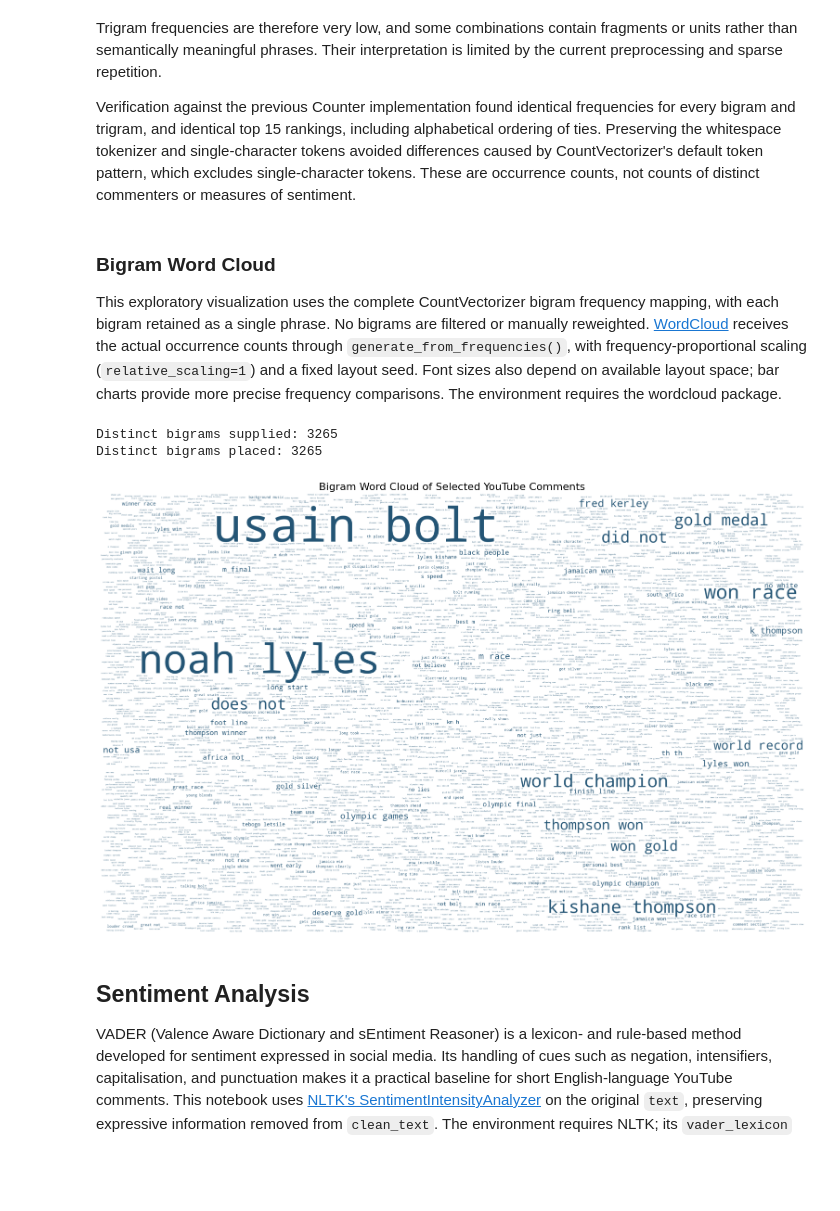
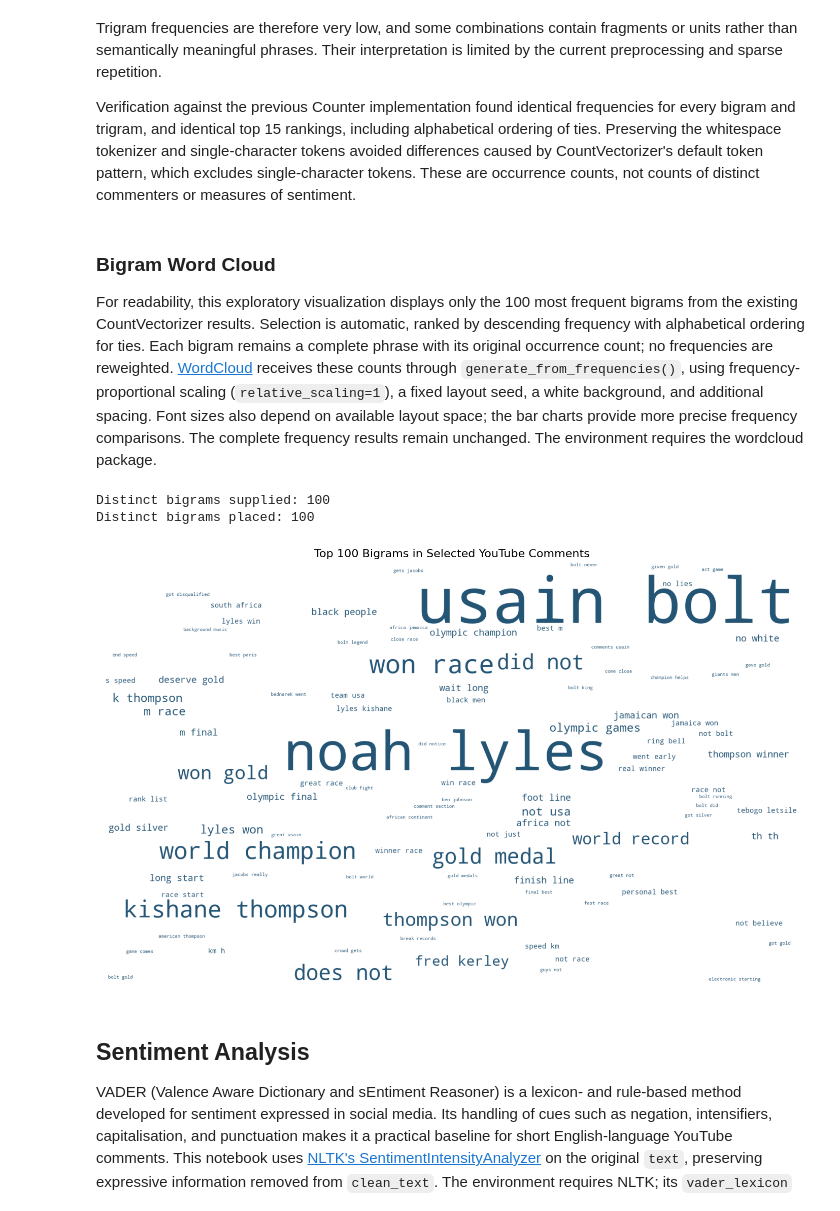
Before and after one commit to nandapieri/olympics-100-meters-final-analysis, a Jupyter notebook: olympics_100m_nlp.ipynb, the cells around one changed output. Cells and saved outputs as stored; diff of their text form; code cells hidden in the pictures; blank space fills up the shorter version.

Commit message:
refine: improve readability of top 100 bigram word cloud

```diff
--- a/olympics_100m_nlp.ipynb
+++ b/olympics_100m_nlp.ipynb
@@ -666,38 +666,40 @@ Verification against the previous Counter implementation found identical frequen
 # %% [markdown]
 ### Bigram Word Cloud
 
-This exploratory visualization uses the complete CountVectorizer bigram frequency mapping, with each bigram retained as a single phrase. No bigrams are filtered or manually reweighted. [WordCloud](https://amueller.github.io/word_cloud/generated/wordcloud.WordCloud.html) receives the actual occurrence counts through `generate_from_frequencies()`, with frequency-proportional scaling (`relative_scaling=1`) and a fixed layout seed. Font sizes also depend on available layout space; bar charts provide more precise frequency comparisons. The environment requires the wordcloud package.
+For readability, this exploratory visualization displays only the 100 most frequent bigrams from the existing CountVectorizer results. Selection is automatic, ranked by descending frequency with alphabetical ordering for ties. Each bigram remains a complete phrase with its original occurrence count; no frequencies are reweighted. [WordCloud](https://amueller.github.io/word_cloud/generated/wordcloud.WordCloud.html) receives these counts through `generate_from_frequencies()`, using frequency-proportional scaling (`relative_scaling=1`), a fixed layout seed, a white background, and additional spacing. Font sizes also depend on available layout space; the bar charts provide more precise frequency comparisons. The complete frequency results remain unchanged. The environment requires the wordcloud package.
 # %%
 from wordcloud import WordCloud
 
+top_100_bigrams = sorted(bigram_counts.items(), key=lambda item: (-item[1], item[0]))[:100]
 bigram_phrase_frequencies = {" ".join(tokens): frequency
-                             for tokens, frequency in bigram_counts.items()}
+                             for tokens, frequency in top_100_bigrams}
 bigram_wordcloud = WordCloud(
-    width=3200,
-    height=2000,
+    width=1800,
+    height=1100,
     background_color="white",
     color_func=lambda *args, **kwargs: "#245575",
     max_words=len(bigram_phrase_frequencies),
-    max_font_size=216,
-    min_font_size=8,
+    max_font_size=162,
+    min_font_size=6,
+    margin=10,
     relative_scaling=1,
     prefer_horizontal=1.0,
     random_state=42,
     repeat=False,
 ).generate_from_frequencies(bigram_phrase_frequencies)
 
 print("Distinct bigrams supplied:", len(bigram_phrase_frequencies))
 print("Distinct bigrams placed:", len(bigram_wordcloud.layout_))
-fig, ax = plt.subplots(figsize=(16, 10))
+fig, ax = plt.subplots(figsize=(15, 9))
 ax.imshow(bigram_wordcloud, interpolation="bilinear")
-ax.set_title("Bigram Word Cloud of Selected YouTube Comments", fontsize=16)
+ax.set_title("Top 100 Bigrams in Selected YouTube Comments", fontsize=16)
 ax.axis("off")
 fig.tight_layout()
 plt.show()
 # %% [output]
-Distinct bigrams supplied: 3265
-Distinct bigrams placed: 3265
+Distinct bigrams supplied: 100
+Distinct bigrams placed: 100
-[figure, old version]
+[figure, new version]
 # %% [markdown]
 ## Sentiment Analysis
 
```
Also changed, not shown: 1 other file.
